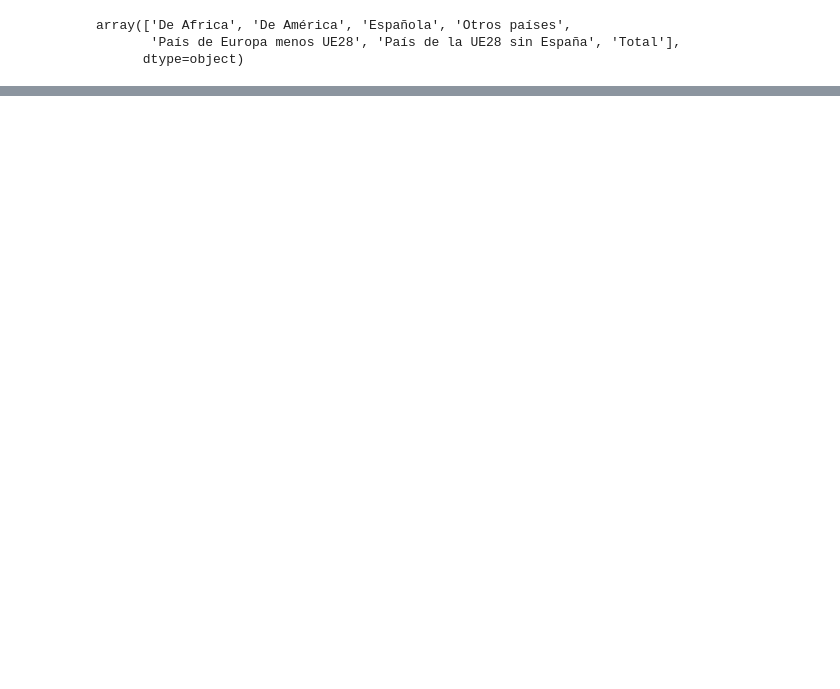
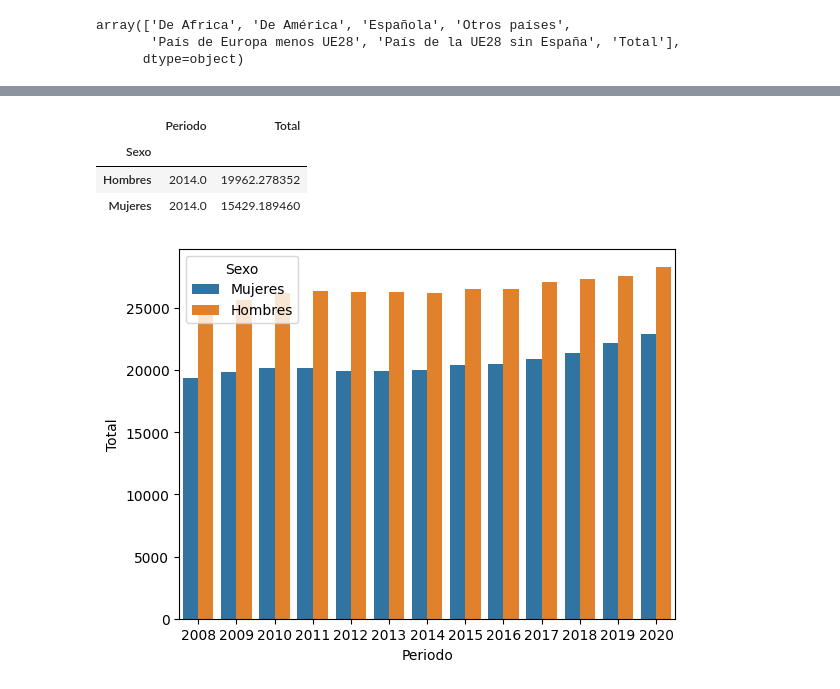
Before and after one commit to JaredR33/EDA, a Jupyter notebook: notebooks/EDA2.ipynb, the cells around one changed output, grey strips where cells are left out. Saved outputs shown, nothing was run; the diff lists cells and outputs as text; code cells hidden in the pictures; blank space fills up the shorter version.

```diff
--- a/notebooks/EDA2.ipynb
+++ b/notebooks/EDA2.ipynb
@@ -295,0 +306,12 @@ fig.show()
+# %%
+df_sexos = df_ganancias_sexoNacionalidad[df_ganancias_sexoNacionalidad['Sexo'] != 'Ambos sexos']
+df_sexos.groupby('Sexo').mean()
+# %% [output]
+|  | Periodo | Total |
+| Sexo |  |  |
+| Hombres | 2014.0 | 19962.278352 |
+| Mujeres | 2014.0 | 15429.189460 |
+# %%
+fig = sns.barplot(df_sexos, x= df_sexos[df_sexos['Nacionalidad'] == 'Española']['Periodo'], y = 'Total', hue = "Sexo")
+# %% [output]
+[figure, added]
```
Also changed, not shown: parts of 16 cells of this notebook.
